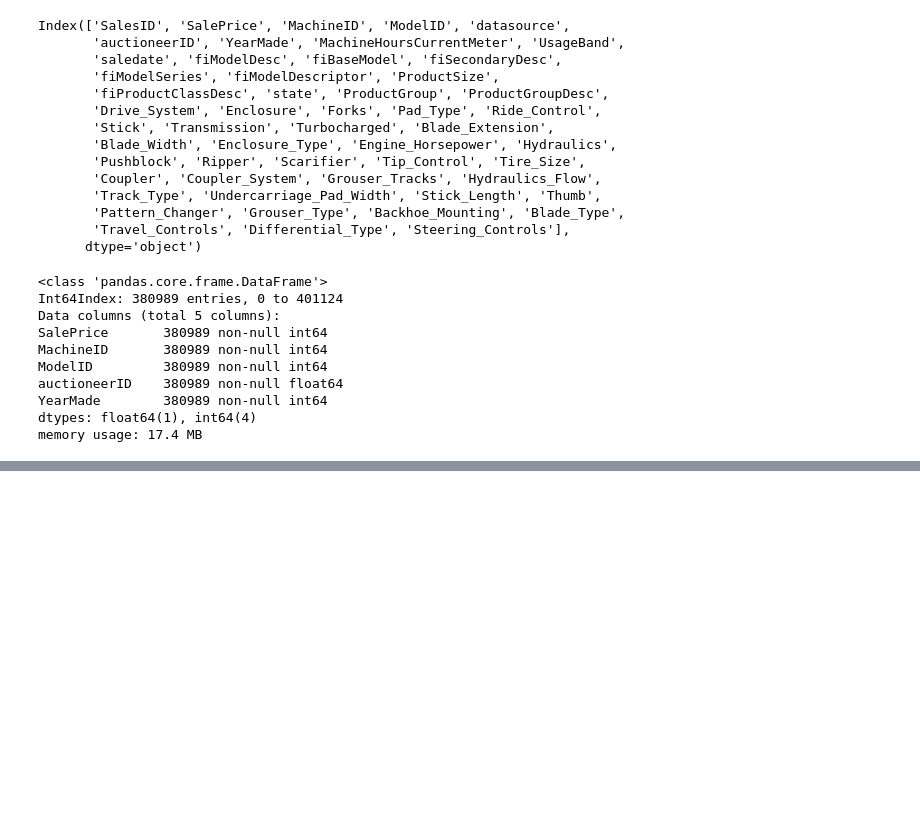
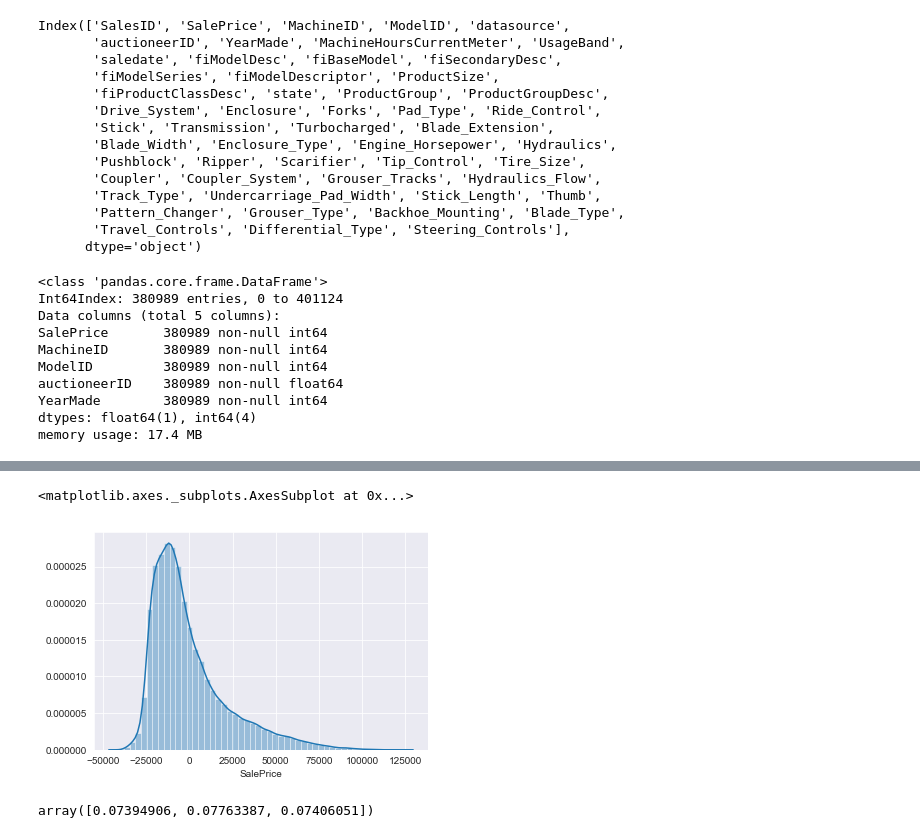
Before and after one commit to deepakchandi/regression_case_study, a Jupyter notebook: model.ipynb, the cells around one changed output, grey strips where cells are left out. Cells and saved outputs as stored; diff of their text form; code cells hidden in the pictures; blank space fills up the shorter version.

```diff
--- a/model.ipynb
+++ b/model.ipynb
@@ -105,0 +140,11 @@ lm1
+# %%
+residuals = y_test - pred1
+# %%
+sns.distplot(residuals)
+# %% [output]
+<matplotlib.axes._subplots.AxesSubplot at 0x...>
+[figure, added]
+# %%
+cross_val_score(lm1, X_train, y_train)
+# %% [output]
+array([0.07394906, 0.07763387, 0.07406051])
```
Also changed, not shown: parts of 11 cells of this notebook.
